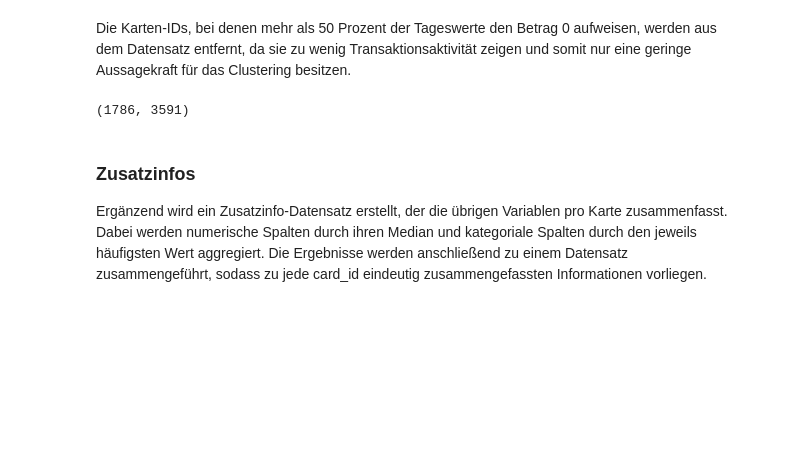
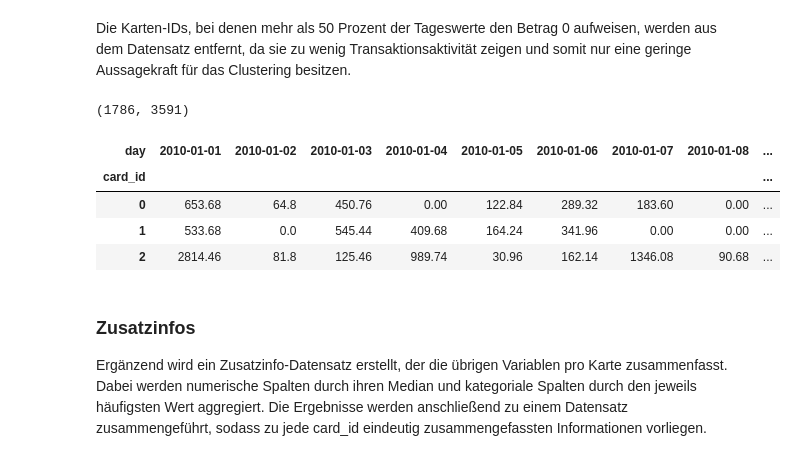
Before and after one commit to juliisch/DAMI01_DATA01, a Jupyter notebook: notebooks/02_Data_Preparation.ipynb, the cells around one changed output. Drawn from its saved outputs; the diff is of its cells as text; code cells hidden in the pictures; blank space fills up the shorter version.

```diff
--- a/notebooks/02_Data_Preparation.ipynb
+++ b/notebooks/02_Data_Preparation.ipynb
@@ -506,6 +506,14 @@ df_timeseries = df_timeseries.pivot(
 df_timeseries.shape
 # %% [output]
 (1786, 3591)
+# %%
+df_timeseries.head(3)
+# %% [output]
+| day | 2010-01-01 | 2010-01-02 | 2010-01-03 | 2010-01-04 | 2010-01-05 | 2010-01-06 | 2010-01-07 | 2010-01-08 | ... |
+| card_id |  |  |  |  |  |  |  |  | ... |
+| 0 | 653.68 | 64.8 | 450.76 | 0.00 | 122.84 | 289.32 | 183.60 | 0.00 | ... |
+| 1 | 533.68 | 0.0 | 545.44 | 409.68 | 164.24 | 341.96 | 0.00 | 0.00 | ... |
+| 2 | 2814.46 | 81.8 | 125.46 | 989.74 | 30.96 | 162.14 | 1346.08 | 90.68 | ... |
 # %%
 # Daten speichern
 path_temp = INPUT_PATH / "data_timeseries.csv"
```
Also changed, not shown: parts of 4 cells of this notebook, 1 other file.
